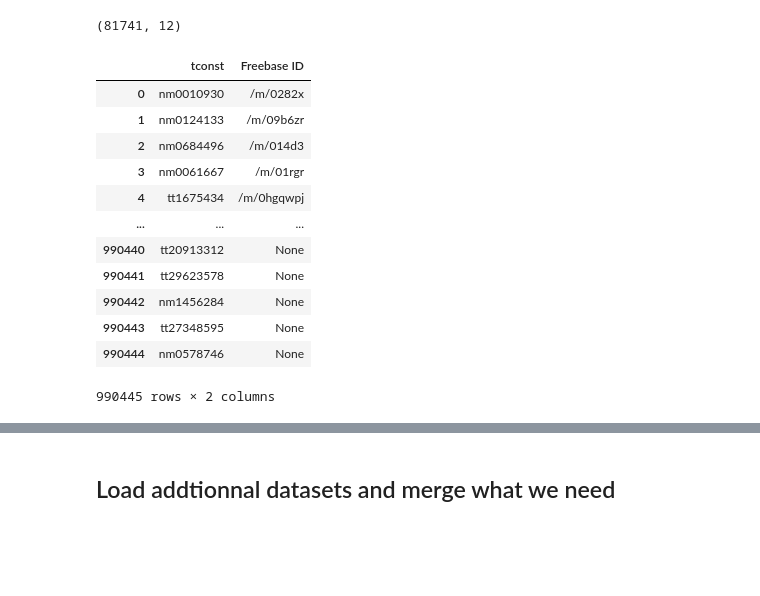
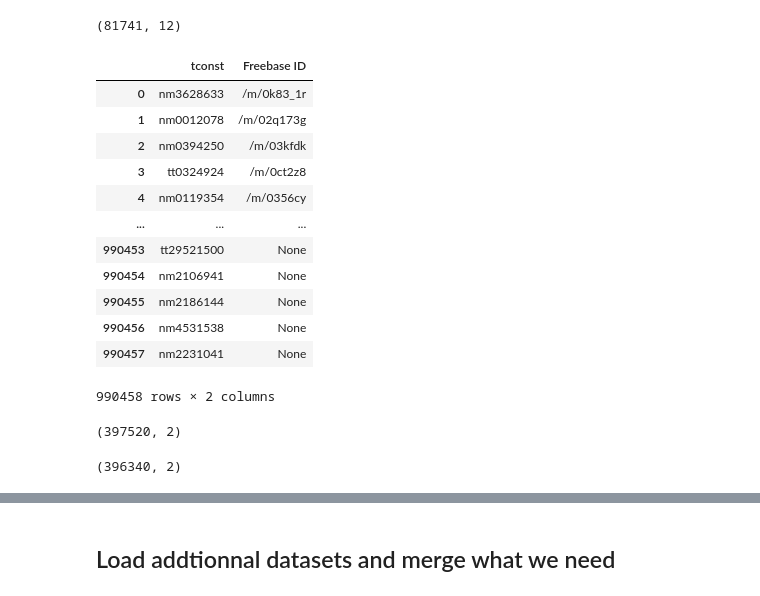
Before and after one commit to epfl-ada/ada-2023-project-deapdatadestroyers, a Jupyter notebook: data_movie_analysis.ipynb, the cells around one changed output, grey strips where cells are left out. Drawn from its saved outputs; the diff is of its cells as text; code cells hidden in the pictures; blank space fills up the shorter version.

```diff
--- a/data_movie_analysis.ipynb
+++ b/data_movie_analysis.ipynb
@@ -42,46 +44,40 @@ df_movie.head()
 df_movie.shape
 # %% [output]
 (81741, 12)
-# %%
-def get_wikidata_id_translations():
-    query = """
-    SELECT ?item ?imdbID ?freebaseID WHERE {
-      ?item wdt:P345 ?imdbID.
-      OPTIONAL {?item wdt:P646 ?freebaseID.}
-    }
-
-    """
-
-    url = 'https://query.wikidata.org/sparql'
-    headers = {'User-Agent': 'WDQS-example Python/%s.%s' % (sys.version_info[0], sys.version_info[1])}
-    data = requests.get(url, headers=headers, params={'query': query, 'format': 'json'}).json()
-
-    imdb_id = []
-    freebase_id = []
-    for item in data['results']['bindings']:
-        imdb_id.append(item['imdbID']['value'])
-        freebase_id_val = item.get('freebaseID', {}).get('value', None)
-        freebase_id.append(freebase_id_val)
-
-    return pd.DataFrame(data={'tconst': imdb_id, 'Freebase ID': freebase_id})
-
-df_id_translation = get_wikidata_id_translations()
-df_id_translation.to_json('id-translation.wikidata.json', orient='records', lines=True)
-display(df_id_translation)
-# %% [output]
-|  | tconst | Freebase ID |
-| 0 | nm0010930 | /m/0282x |
-| 1 | nm0124133 | /m/09b6zr |
-| 2 | nm0684496 | /m/014d3 |
-| 3 | nm0061667 | /m/01rgr |
-| 4 | tt1675434 | /m/0hgqwpj |
-| ... | ... | ... |
-| 990440 | tt20913312 | None |
-| 990441 | tt29623578 | None |
-| 990442 | nm1456284 | None |
-| 990443 | tt27348595 | None |
-| 990444 | nm0578746 | None |
-990445 rows × 2 columns
+# %%
+# Replace 'id-translation.wikidata.json' with the path to your JSON file
+file_path = 'id-translation.wikidata.json'
+
+# Load the JSON file into a DataFrame
+df_id_translation = pd.read_json(file_path, orient='records', lines=True)
+
+# Display the loaded DataFrame
+display(df_id_translation)
+# %% [output]
+|  | tconst | Freebase ID |
+| 0 | nm3628633 | /m/0k83_1r |
+| 1 | nm0012078 | /m/02q173g |
+| 2 | nm0394250 | /m/03kfdk |
+| 3 | tt0324924 | /m/0ct2z8 |
+| 4 | nm0119354 | /m/0356cy |
+| ... | ... | ... |
+| 990453 | tt29521500 | None |
+| 990454 | nm2106941 | None |
+| 990455 | nm2186144 | None |
+| 990456 | nm4531538 | None |
+| 990457 | nm2231041 | None |
+990458 rows × 2 columns
+# %%
+df_id_translation = df_id_translation.dropna(subset=['Freebase ID'])
+#df_id_translation.drop_duplicates(subset=['Freebase ID'], keep='first', inplace=True)
+print(df_id_translation.shape)
+# %% [output]
+(397520, 2)
+# %%
+df_id_translation.drop_duplicates(subset=['Freebase ID'], keep='first', inplace=True)
+print(df_id_translation.shape)
+# %% [output]
+(396340, 2)
 # %%
 df_movie = pd.merge(df_movie, df_id_translation, on='Freebase ID', how='left')
 display(df_movie)
```
Also changed, not shown: parts of 9 cells of this notebook.
